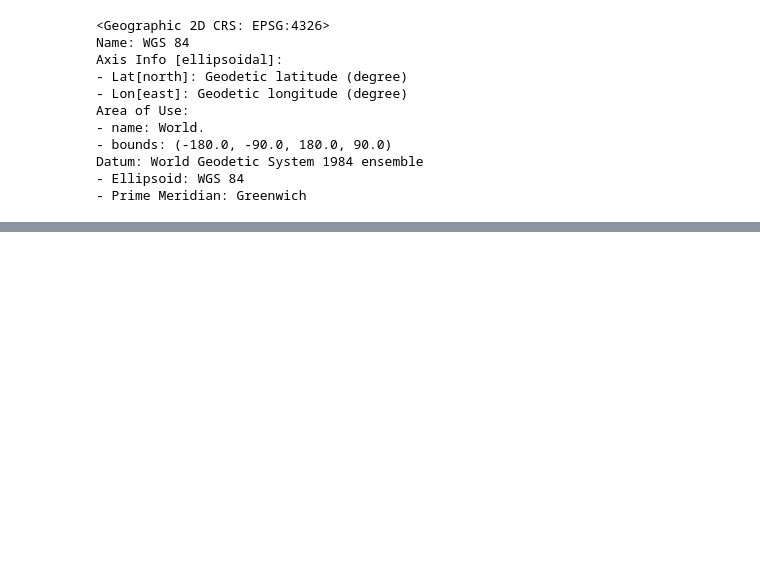
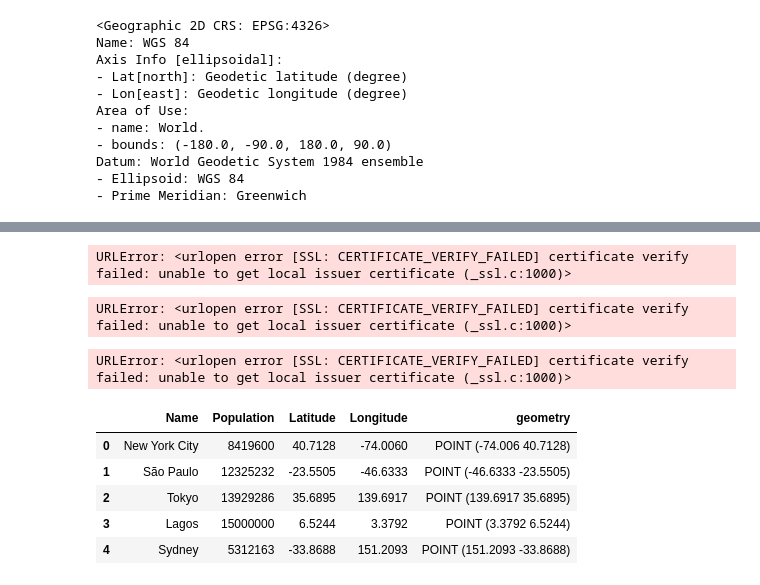
Before and after one commit to shakthi01912/Geopandas_, a Jupyter notebook: Untitled-1.ipynb, the cells around one changed output, grey strips where cells are left out. Drawn from its saved outputs; the diff is of its cells as text; code cells hidden in the pictures; blank space fills up the shorter version.

```diff
--- a/Untitled-1.ipynb
+++ b/Untitled-1.ipynb
@@ -69,0 +92,2 @@ gdf.head()
+# %%
+url = "https://ookla-open-data.s3.us-west-2.amazonaws.com/parquet/performance/type=mobile/year=2019/quarter=1/2019-01-01_performance_mobile_tiles.parquet"
@@ -69,0 +96,72 @@ gdf.head()
+# %%
+import ssl
+import urllib.request
+
+# Disable SSL certificate verification (not recommended for production)
+ssl._create_default_https_context = ssl._create_unverified_context
+
+# Now you can make your request
+df = pd.read_parquet(url, columns=columns)
+# %% [output]
+URLError: <urlopen error [SSL: CERTIFICATE_VERIFY_FAILED] certificate verify failed: unable to get local issuer certificate (_ssl.c:1000)>
+# %%
+from pathlib import Path
+import geopandas as gpd
+import pandas as pd
+from shapely import wkt
+
+local_path = Path("internet-speeds.parquet")
+if local_path.exists():
+    gdf = gpd.read_parquet(local_path)
+else:
+    columns = ["avg_d_kbps", "tile"]
+    df = pd.read_parquet(url, columns=columns)
+
+    # Convert WKT string to geometry using shapely.wkt.loads
+    tile_geometries = df["tile"].apply(wkt.loads)
+
+    # Calculate centroids of the geometries
+    tile_centroids = tile_geometries.centroid
+
+    # Create GeoDataFrame
+    gdf = gpd.GeoDataFrame(df[["avg_d_kbps"]], geometry=tile_centroids, crs="EPSG:4326")
+
+    # Save to parquet
+    gdf.to_parquet(local_path)
+# %% [output]
+URLError: <urlopen error [SSL: CERTIFICATE_VERIFY_FAILED] certificate verify failed: unable to get local issuer certificate (_ssl.c:1000)>
+# %%
+from pathlib import Path
+import geopandas as gpd
+import pandas as pd
+from shapely import wkt
+
+local_path = Path("internet-speeds.parquet")
+if local_path.exists():
+    gdf = gpd.read_parquet(local_path)
+else:
+    columns = ["avg_d_kbps", "tile"]
+    df = pd.read_parquet(url, columns=columns)
+
+    # Convert WKT string to geometry using shapely.wkt.loads
+    tile_geometries = df["tile"].apply(wkt.loads)
+
+    # Calculate centroids of the geometries
+    tile_centroids = tile_geometries.centroid
+
+    # Create GeoDataFrame
+    gdf = gpd.GeoDataFrame(df[["avg_d_kbps"]], geometry=tile_centroids, crs="EPSG:4326")
+
+    # Save to parquet
+    gdf.to_parquet(local_path)
+# %% [output]
+URLError: <urlopen error [SSL: CERTIFICATE_VERIFY_FAILED] certificate verify failed: unable to get local issuer certificate (_ssl.c:1000)>
+# %%
+gdf.head()
+# %% [output]
+|  | Name | Population | Latitude | Longitude | geometry |
+| 0 | New York City | 8419600 | 40.7128 | -74.0060 | POINT (-74.006 40.7128) |
+| 1 | São Paulo | 12325232 | -23.5505 | -46.6333 | POINT (-46.6333 -23.5505) |
+| 2 | Tokyo | 13929286 | 35.6895 | 139.6917 | POINT (139.6917 35.6895) |
+| 3 | Lagos | 15000000 | 6.5244 | 3.3792 | POINT (3.3792 6.5244) |
+| 4 | Sydney | 5312163 | -33.8688 | 151.2093 | POINT (151.2093 -33.8688) |
```
Also changed, not shown: parts of 8 cells of this notebook, 1 other file.
